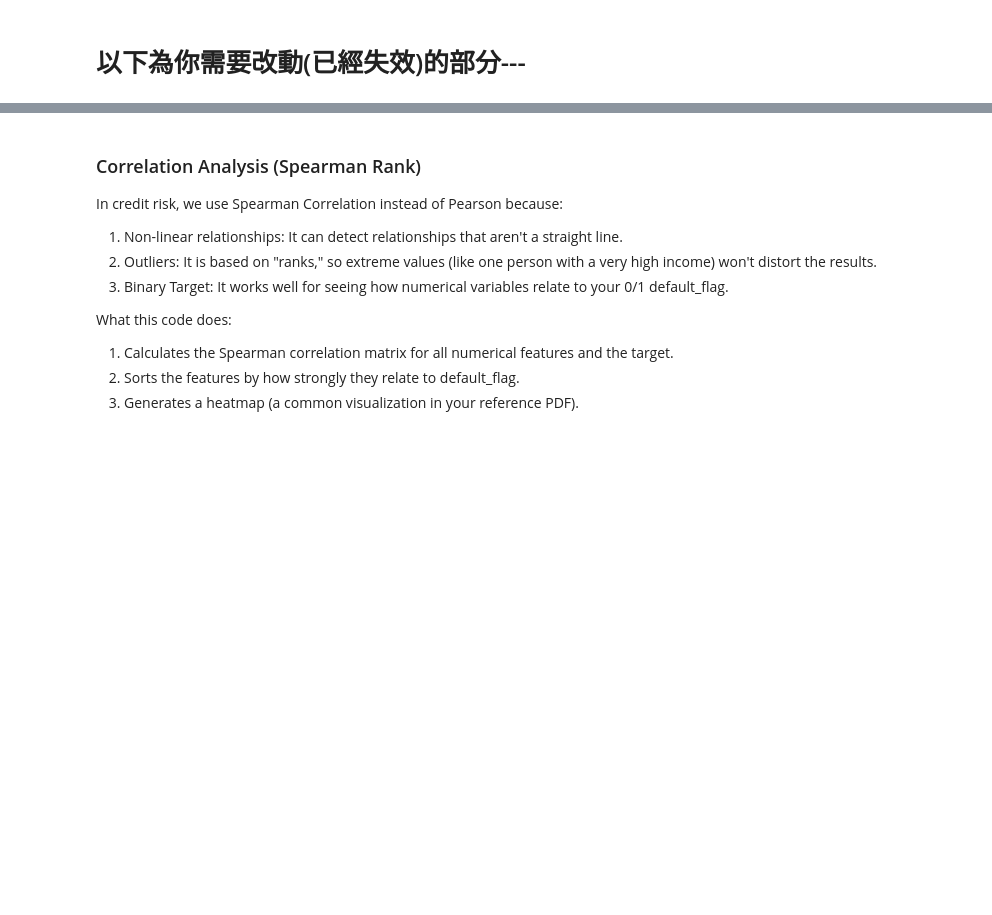
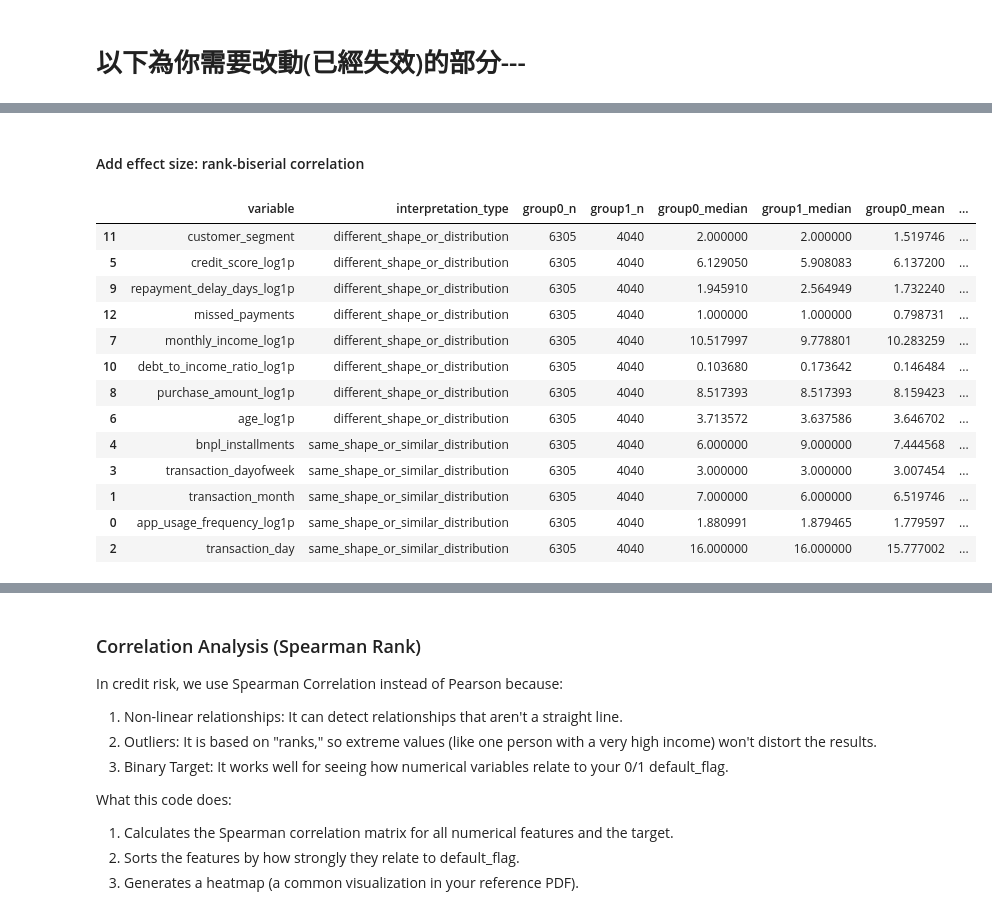
Before and after one commit to BobbleUnderBox/DataMiningG1FinalProject, a Jupyter notebook: notebooks/03_statistical_methods.ipynb, the cells around one changed output, grey strips where cells are left out. Drawn from its saved outputs; the diff is of its cells as text; code cells hidden in the pictures; blank space fills up the shorter version.

Commit message:
finish chi^2 and rank-sum

```diff
--- a/notebooks/03_statistical_methods.ipynb
+++ b/notebooks/03_statistical_methods.ipynb
@@ -293,0 +627,39 @@ print(chi2_df)
+# %% [markdown]
+#### Add effect size: rank-biserial correlation
+# %%
+def rank_biserial_correlation(u_stat, n1, n2):
+    """
+    Rank-biserial correlation for Mann-Whitney U.
+    Range: -1 to 1.
+    Larger absolute value means stronger group difference.
+    """
+    return (2 * u_stat) / (n1 * n2) - 1
+
+
+mann_whitney_results_df['rank_biserial_corr'] = mann_whitney_results_df.apply(
+    lambda row: rank_biserial_correlation(
+        row['u_statistic'],
+        row['group0_n'],
+        row['group1_n']
+    ),
+    axis=1
+)
+
+display(
+    mann_whitney_results_df.sort_values('p_value').round(6)
+)
+# %% [output]
+|  | variable | interpretation_type | group0_n | group1_n | group0_median | group1_median | group0_mean | ... |
+| 11 | customer_segment | different_shape_or_distribution | 6305 | 4040 | 2.000000 | 2.000000 | 1.519746 | ... |
+| 5 | credit_score_log1p | different_shape_or_distribution | 6305 | 4040 | 6.129050 | 5.908083 | 6.137200 | ... |
+| 9 | repayment_delay_days_log1p | different_shape_or_distribution | 6305 | 4040 | 1.945910 | 2.564949 | 1.732240 | ... |
+| 12 | missed_payments | different_shape_or_distribution | 6305 | 4040 | 1.000000 | 1.000000 | 0.798731 | ... |
+| 7 | monthly_income_log1p | different_shape_or_distribution | 6305 | 4040 | 10.517997 | 9.778801 | 10.283259 | ... |
+| 10 | debt_to_income_ratio_log1p | different_shape_or_distribution | 6305 | 4040 | 0.103680 | 0.173642 | 0.146484 | ... |
+| 8 | purchase_amount_log1p | different_shape_or_distribution | 6305 | 4040 | 8.517393 | 8.517393 | 8.159423 | ... |
+| 6 | age_log1p | different_shape_or_distribution | 6305 | 4040 | 3.713572 | 3.637586 | 3.646702 | ... |
+| 4 | bnpl_installments | same_shape_or_similar_distribution | 6305 | 4040 | 6.000000 | 9.000000 | 7.444568 | ... |
+| 3 | transaction_dayofweek | same_shape_or_similar_distribution | 6305 | 4040 | 3.000000 | 3.000000 | 3.007454 | ... |
+| 1 | transaction_month | same_shape_or_similar_distribution | 6305 | 4040 | 7.000000 | 6.000000 | 6.519746 | ... |
+| 0 | app_usage_frequency_log1p | same_shape_or_similar_distribution | 6305 | 4040 | 1.880991 | 1.879465 | 1.779597 | ... |
+| 2 | transaction_day | same_shape_or_similar_distribution | 6305 | 4040 | 16.000000 | 16.000000 | 15.777002 | ... |
```
Also changed, not shown: parts of 14 cells of this notebook.
